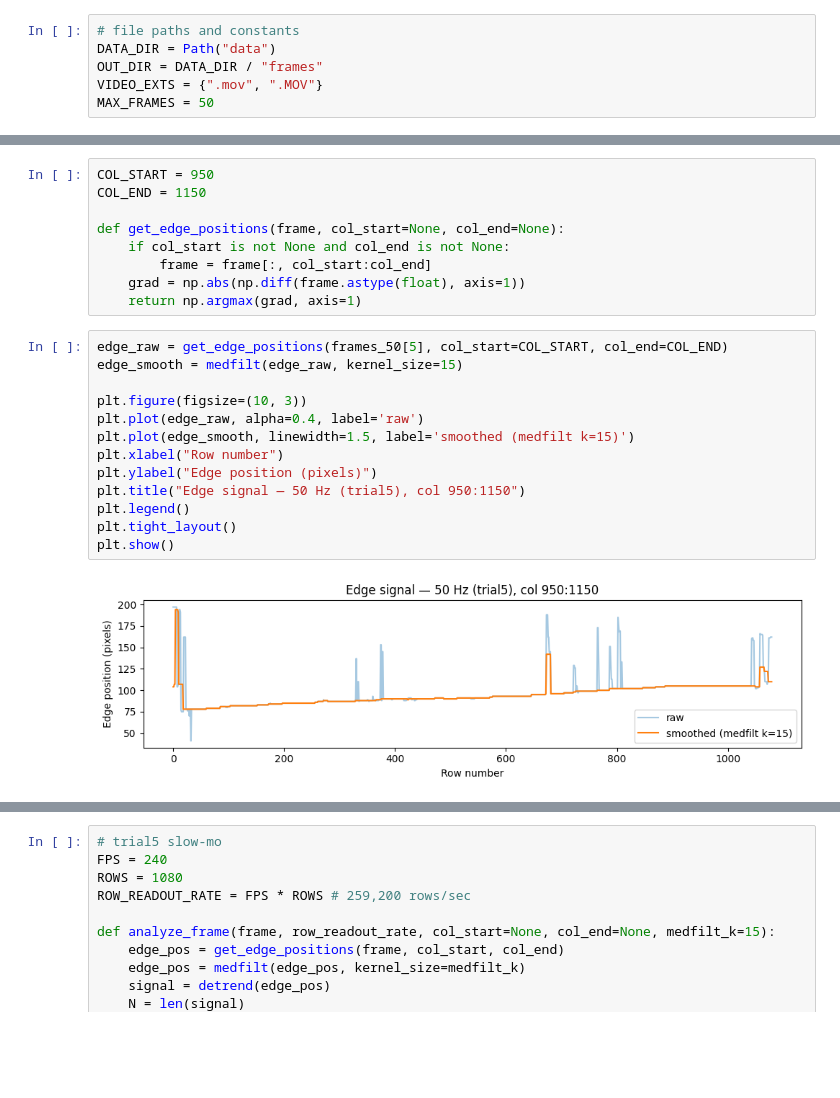
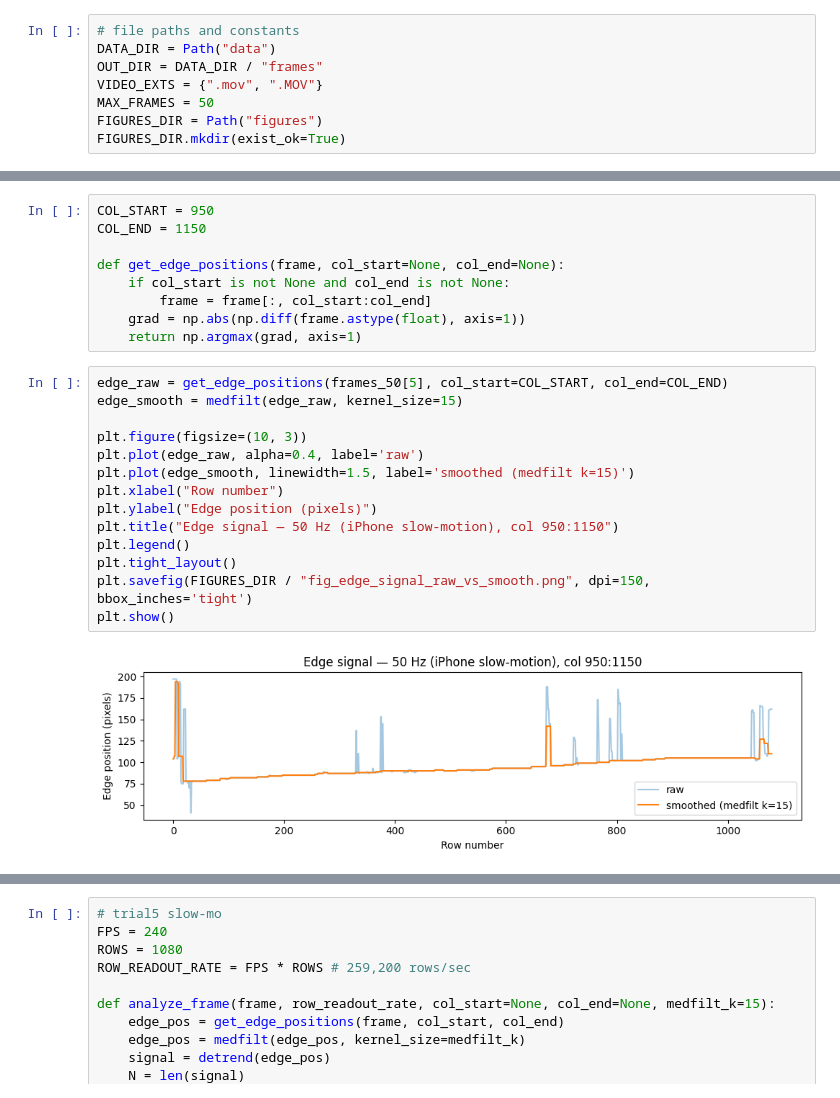
Before and after one commit to EKasuti/rolling-shutter-vibrometry, a Jupyter notebook: final.ipynb, the cells around one changed output, grey strips where cells are left out. Drawn from its saved outputs; the diff is of its cells as text; blank space fills up the shorter version.

```diff
--- a/final.ipynb
+++ b/final.ipynb
@@ -44,6 +43,8 @@ DATA_DIR = Path("data")
 OUT_DIR = DATA_DIR / "frames"
 VIDEO_EXTS = {".mov", ".MOV"}
 MAX_FRAMES = 50
+FIGURES_DIR = Path("figures")
+FIGURES_DIR.mkdir(exist_ok=True)
 # %%
 # sorted list of (trial_dir, video_file) pairs
 videos = []
@@ -147,18 +148,19 @@ def get_edge_positions(frame, col_start=None, col_end=None):
 # %%
 edge_raw = get_edge_positions(frames_50[5], col_start=COL_START, col_end=COL_END)
 edge_smooth = medfilt(edge_raw, kernel_size=15)
 
 plt.figure(figsize=(10, 3))
 plt.plot(edge_raw, alpha=0.4, label='raw')
 plt.plot(edge_smooth, linewidth=1.5, label='smoothed (medfilt k=15)')
 plt.xlabel("Row number")
 plt.ylabel("Edge position (pixels)")
-plt.title("Edge signal — 50 Hz (trial5), col 950:1150")
+plt.title("Edge signal — 50 Hz (iPhone slow-motion), col 950:1150")
 plt.legend()
 plt.tight_layout()
+plt.savefig(FIGURES_DIR / "fig_edge_signal_raw_vs_smooth.png", dpi=150, bbox_inches='tight')
 plt.show()
 # %% [output]
-[figure, old version]
+[figure, new version]
 # %%
 # Zoom into rows 400–700 to visualise the sinusoidal edge wiggle
 row_lo, row_hi = 400, 700
```
Also changed, not shown: parts of 31 cells of this notebook, 13 other files.
